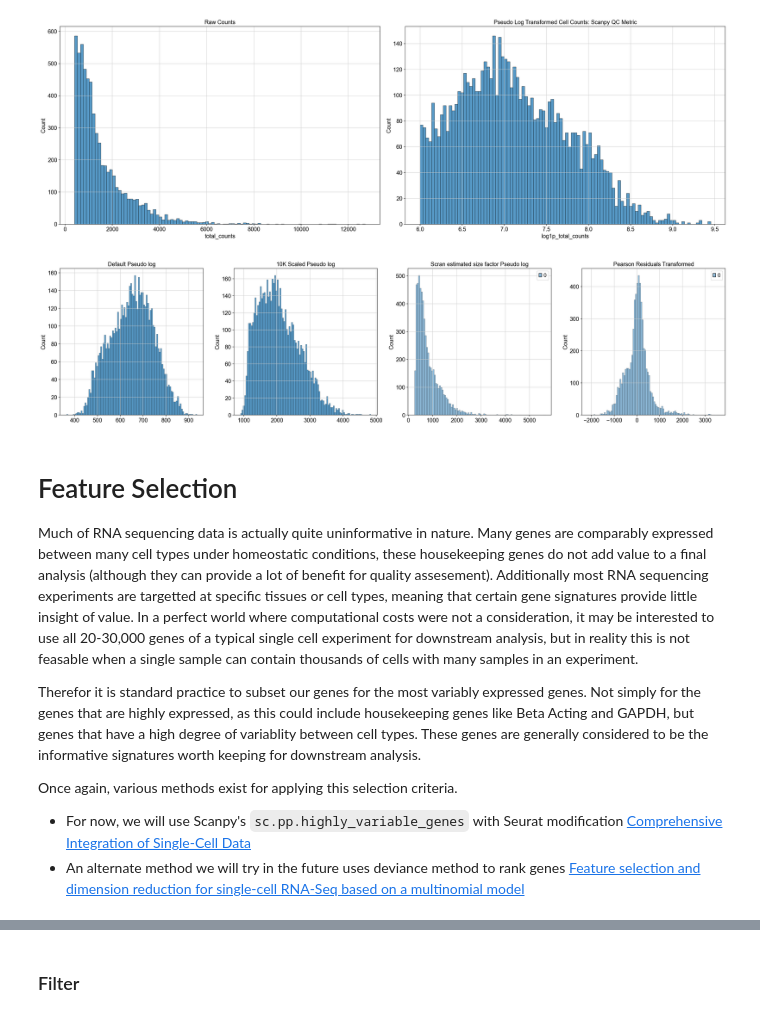
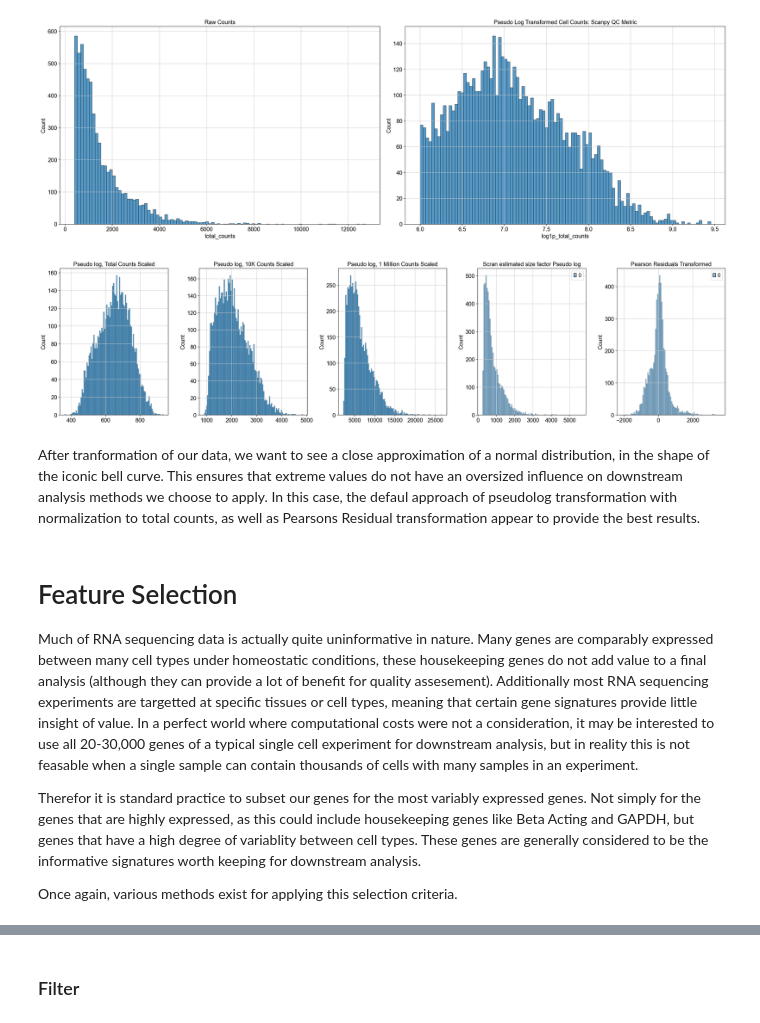
Before and after one commit to MikiasHWT/scRNA_Lethal_Covid19_Analysis, a Jupyter notebook: scRNA_Lethal_Covid19_Analysis.ipynb, the cells around one changed output, grey strips where cells are left out. Saved outputs shown, nothing was run; the diff lists cells and outputs as text; code cells hidden in the pictures.

Commit message:
Feature Selection Corrected & Exploration

```diff
--- a/scRNA_Lethal_Covid19_Analysis.ipynb
+++ b/scRNA_Lethal_Covid19_Analysis.ipynb
@@ -555,0 +598,5 @@ For our case we will apply an analytic approximation of Pearson residuals. [Norm
+# %%
+scales_counts_1M = sc.pp.normalize_total(adata, target_sum=1e6, inplace=False)
+# log1p transform with 1 Million UMI Scaling
+adata.layers["log1p-CPM"] = sc.pp.log1p(scales_counts_1M["X"], copy=True)
+adata
@@ -589,4 +632,0 @@ anndata2ri.activate()
-# %%
-scales_counts = sc.pp.normalize_total(adata, target_sum=None, inplace=False)
-# log1p transform
-adata.layers["log1p_norm"] = sc.pp.log1p(scales_counts["X"], copy=True)
@@ -595,4 +632,0 @@ adata.layers["log1p_norm"] = sc.pp.log1p(scales_counts["X"], copy=True)
-# %%
-scales_counts_10K = sc.pp.normalize_total(adata, target_sum=1e4, inplace=False)
-# log1p transform with 10K UMI Scaling
-adata.layers["log1p_norm_10K"] = sc.pp.log1p(scales_counts_10K["X"], copy=True)
@@ -685,7 +727,7 @@ plt.show();
 [figure]
 # %%
 # Define function to plot transformation histograms
-def plot_layer_histograms(adata, transform_tuple, nrows=1, ncols=4, figsize=(24, 6)):
+def plot_layer_histograms(adata, transform_tuple, nrows=1, ncols=5, figsize=(24, 6)):
     """
     Plots histograms of data transformations stored in the layers of an AnnData object.
 
@@ -724,16 +766,19 @@ def plot_layer_histograms(adata, transform_tuple, nrows=1, ncols=4, figsize=(24,
 # %%
 # Define a list of layers and titles
 transform_tuple = [
-    ("log1p_norm", "Default Pseudo log"),
-    ("log1p_norm_10K", "10K Scaled Pseudo log"),
+    ("log1p-total", "Pseudo log, Total Counts Scaled"),
+    ("log1p-CP10K", "Pseudo log, 10K Counts Scaled"),
+    ("log1p-CPM", "Pseudo log, 1 Million Counts Scaled"),
     ("scran_normalization", "Scran estimated size factor Pseudo log"),
     ("pearson_residuals", "Pearson Residuals Transformed")
 ]
 
 # Call function
 plot_layer_histograms(adata, transform_tuple)
 # %% [output]
-[figure, old version]
+[figure, new version]
+# %% [markdown]
+After tranformation of our data, we want to see a close approximation of a normal distribution, in the shape of the iconic bell curve. This ensures that extreme values do not have an oversized influence on downstream analysis methods we choose to apply. In this case, the defaul approach of pseudolog transformation with normalization to total counts, as well as Pearsons Residual transformation appear to provide the best results.
 # %% [markdown]
 # Feature Selection
 
@@ -742,5 +787,3 @@ Much of RNA sequencing data is actually quite uninformative in nature. Many gene
 Therefor it is standard practice to subset our genes for the most variably expressed genes. Not simply for the genes that are highly expressed, as this could include housekeeping genes like Beta Acting and GAPDH, but genes that have a high degree of variablity between cell types. These genes are generally considered to be the informative signatures worth keeping for downstream analysis.
 
 Once again, various methods exist for applying this selection criteria.
-- For now, we will use Scanpy's `sc.pp.highly_variable_genes` with Seurat modification [Comprehensive Integration of Single-Cell Data](https://www.cell.com/cell/fulltext/S0092-8674(19)30559-8?_returnURL=https%3A%2F%2Flinkinghub.elsevier.com%2Fretrieve%2Fpii%2FS0092867419305598%3Fshowall%3Dtrue)
-- An alternate method we will try in the future uses deviance method to rank genes [Feature selection and dimension reduction for single-cell RNA-Seq based on a multinomial model](https://genomebiology.biomedcentral.com/articles/10.1186/s13059-019-1861-6)
```
Also changed, not shown: parts of 60 cells of this notebook.
